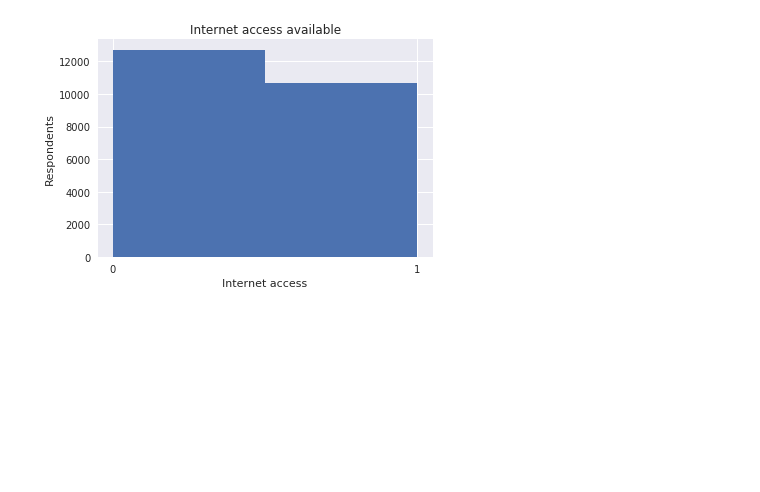
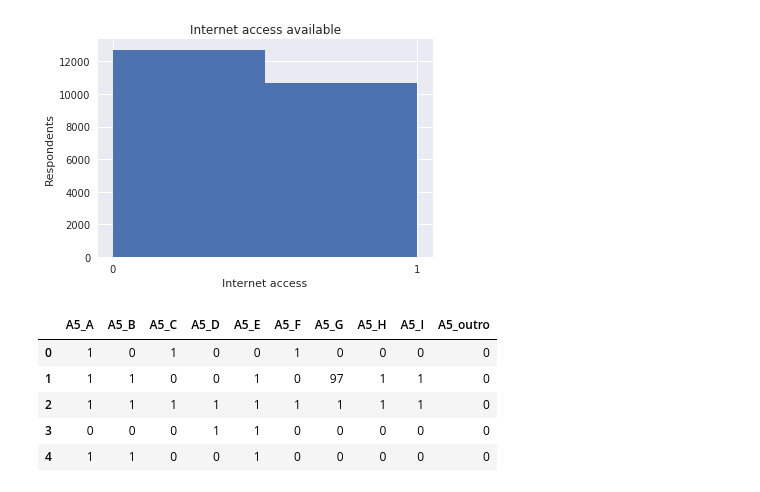
Before and after one commit to henriquefreitassouza/notebooks, a Jupyter notebook: projects/TIC Domicílios.ipynb, the cells around one changed output. Drawn from its saved outputs; the diff is of its cells as text; code cells hidden in the pictures; blank space fills up the shorter version.

Commit message:
More in depth analysis on TIC households. The next few commits will elaborate on that same notebook.

```diff
--- a/projects/TIC Domicílios.ipynb
+++ b/projects/TIC Domicílios.ipynb
@@ -516,3 +516,31 @@ plt.show()
 # %% [output]
 Don't know or didn't answered: 47
 [figure]
+# %%
+# Build a dataframe with reasons why some of the respondents have no internet
+
+'''
+The next columns on the dataset are about the reasons why most of the respondents don't have internet. Each column
+is a possible reason and the values are encoded in 0 or 1, meaning no and yes respectively. The numbers 97, 98 and
+99 are those who don't know, didn't answer and don't apply respectively. The reasons are:
+
+A - The family don't have a computer
+B - The family don't need
+C - It doesn't interest the family
+D - The family use the internet somewhere else
+E - The family thinks it is too expensive
+F - The family don't know how to use the internet
+G - There is no internet connection available at their address
+H - The family is worried with privacy and security issues
+I - The family avoid contact with dangerous content
+outro - Other reasons for not having internet
+'''
+no_internet_reasons = tic_households_2015[['A5_A', 'A5_B', 'A5_C', 'A5_D', 'A5_E', 'A5_F', 'A5_G', 'A5_H', 'A5_I', 'A5_outro']]
+no_internet_reasons.head()
+# %% [output]
+|  | A5_A | A5_B | A5_C | A5_D | A5_E | A5_F | A5_G | A5_H | A5_I | A5_outro |
+| 0 | 1 | 0 | 1 | 0 | 0 | 1 | 0 | 0 | 0 | 0 |
+| 1 | 1 | 1 | 0 | 0 | 1 | 0 | 97 | 1 | 1 | 0 |
+| 2 | 1 | 1 | 1 | 1 | 1 | 1 | 1 | 1 | 1 | 0 |
+| 3 | 0 | 0 | 0 | 1 | 1 | 0 | 0 | 0 | 0 | 0 |
+| 4 | 1 | 1 | 0 | 0 | 1 | 0 | 0 | 0 | 0 | 0 |
```
Also changed, not shown: parts of 1 cell of this notebook.
